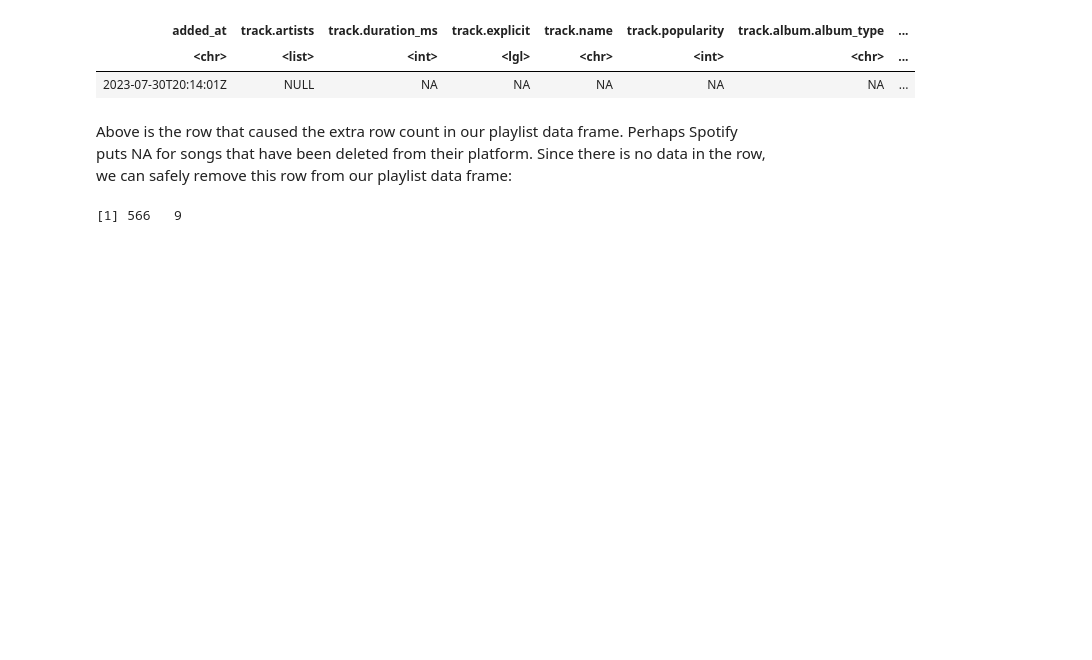
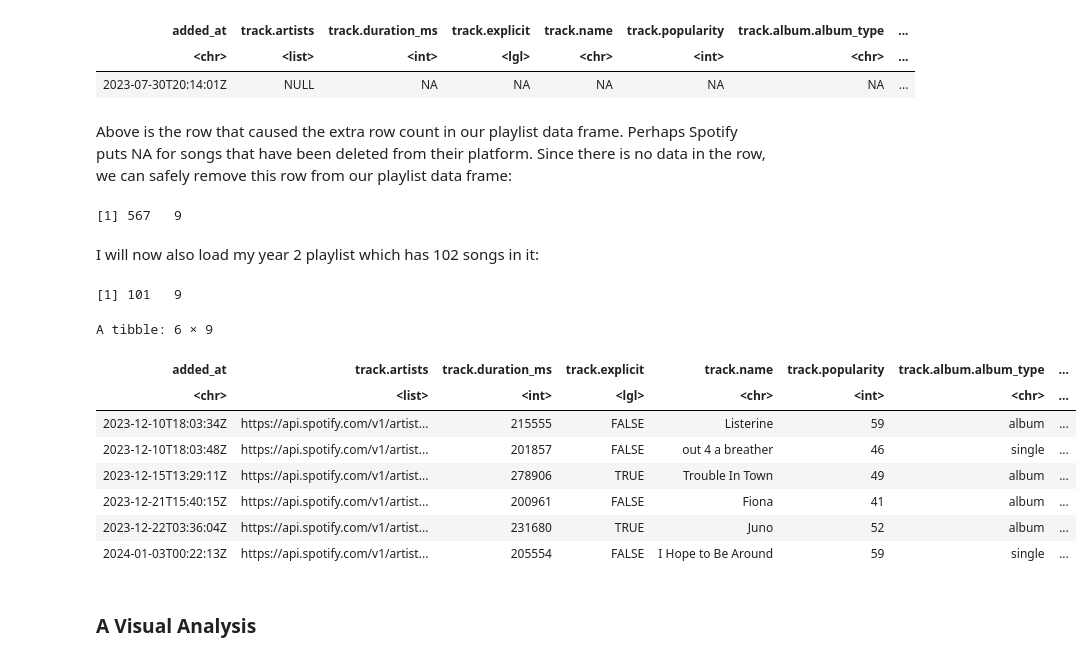
Before and after one commit to aadetritawara/spotify-analysis, a Jupyter notebook: Spotify_Analysis.ipynb, the cells around one changed output. Saved outputs shown, nothing was run; the diff lists cells and outputs as text; code cells hidden in the pictures; blank space fills up the shorter version.

Commit message:
Loaded Y2 Playlist

```diff
--- a/Spotify_Analysis.ipynb
+++ b/Spotify_Analysis.ipynb
@@ -103,7 +105,36 @@ A tibble: 1 × 9
 # %% [markdown]
 Above is the row that caused the extra row count in our playlist data frame. Perhaps Spotify puts NA for songs that have been deleted from their platform. Since there is no data in the row, we can safely remove this row from our playlist data frame:
 # %%
-shortened_playlist_2022 <- na.omit(shortened_playlist_2022)
-dim(shortened_playlist_2022)
+shortened_playlist_2022 <- na.omit(shortened_y1_playlist)
+dim(shortened_y1_playlist)
 # %% [output]
-[1] 566   9
+[1] 567   9
+# %% [markdown]
+I will now also load my year 2 playlist which has 102 songs in it:
+# %%
+playlist_id <- "6paPUoyazZ2SkgZ5HkYpoW"
+offsets <- c(0, 100)
+segmented_playlist_tracks <- map(offsets,  ~ get_playlist_tracks(playlist_id, limit = 100, offset = .x))
+shortened_y2_playlist <- bind_rows(segmented_playlist_tracks) |>
+                         as_tibble() |>
+                         select(added_at, track.artists, track.duration_ms,
+                                          track.explicit, track.name, track.popularity,
+                                          track.album.album_type, track.album.name,
+                                          track.album.release_date)
+
+# Getting dimensions and last 6 rows of the y2 playlist
+dim(shortened_y2_playlist)
+tail(shortened_y2_playlist)
+# %% [output]
+[1] 101   9
+A tibble: 6 × 9
+| added_at | track.artists | track.duration_ms | track.explicit | track.name | track.popularity | track.album.album_type | ... |
+| <chr> | <list> | <int> | <lgl> | <chr> | <int> | <chr> | ... |
+| 2023-12-10T18:03:34Z | https://api.spotify.com/v1/artist... | 215555 | FALSE | Listerine | 59 | album | ... |
+| 2023-12-10T18:03:48Z | https://api.spotify.com/v1/artist... | 201857 | FALSE | out 4 a breather | 46 | single | ... |
+| 2023-12-15T13:29:11Z | https://api.spotify.com/v1/artist... | 278906 | TRUE | Trouble In Town | 49 | album | ... |
+| 2023-12-21T15:40:15Z | https://api.spotify.com/v1/artist... | 200961 | FALSE | Fiona | 41 | album | ... |
+| 2023-12-22T03:36:04Z | https://api.spotify.com/v1/artist... | 231680 | TRUE | Juno | 52 | album | ... |
+| 2024-01-03T00:22:13Z | https://api.spotify.com/v1/artist... | 205554 | FALSE | I Hope to Be Around | 59 | single | ... |
+# %% [markdown]
+### A Visual Analysis
```
Also changed, not shown: parts of 7 cells of this notebook.
